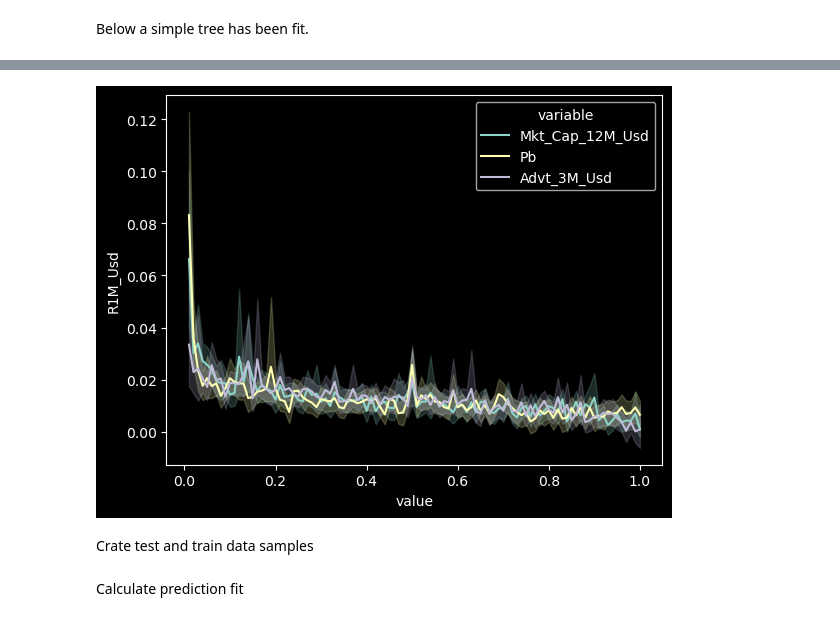
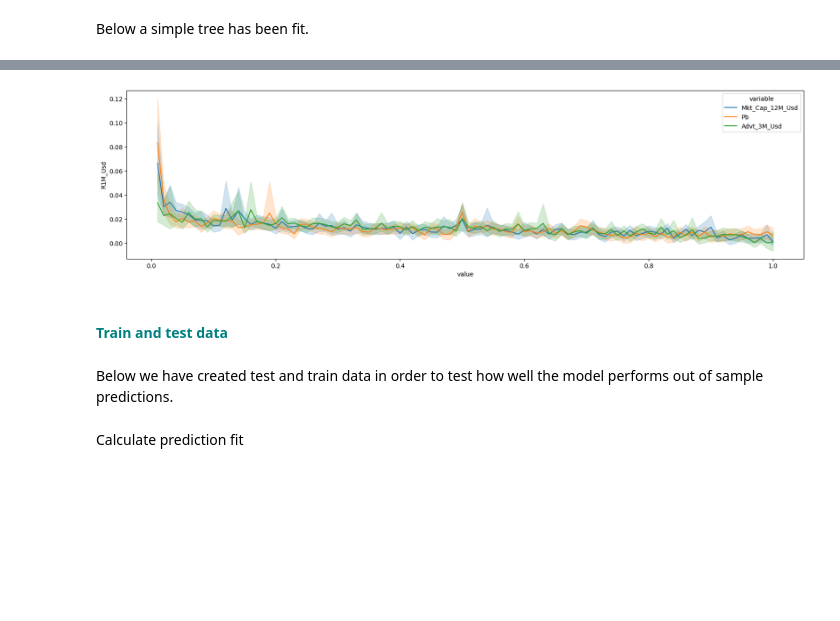
Before and after one commit to albertschroder/bachelor_notes, a Jupyter notebook: ml_factor_notes/part_2/tree_based_methods.ipynb, the cells around one changed output, grey strips where cells are left out. Cells and saved outputs as stored; diff of their text form; code cells hidden in the pictures; blank space fills up the shorter version.

```diff
--- a/ml_factor_notes/part_2/tree_based_methods.ipynb
+++ b/ml_factor_notes/part_2/tree_based_methods.ipynb
@@ -17,8 +17,6 @@ from sklearn import tree
 from sklearn.ensemble import RandomForestRegressor
 from sklearn.ensemble import RandomForestClassifier
 from sklearn.metrics import mean_squared_error
-
-plt.style.use('dark_background')
 # %% [markdown]
 ## <span style='color:#008080'> Data preparation  </span>
 # %% [markdown]
@@ -177,10 +192,13 @@ Below is conditional smoothing function of selected features
 # %%
 unpivoted_data_ml = pd.melt(data_ml[['R1M_Usd','Mkt_Cap_12M_Usd','Pb','Advt_3M_Usd']], id_vars='R1M_Usd') # selecting and putting in vector
+fig, ax = plt.subplots(figsize=(20, 5))
 sns.lineplot(data = unpivoted_data_ml, y='R1M_Usd', x='value', hue='variable'); # Plot from seaborn
 # %% [output]
-[figure, old version]
+[figure, new version]
-# %% [markdown]
-Crate test and train data samples
+# %% [markdown]
+#### <span style='color:#008080'> Train and test data  </span>
+# %% [markdown]
+Below we have created test and train data in order to test how well the model performs out of sample predictions.
 # %%
 # Define test and train data
 separation_date = "2014-01-15"
```
Also changed, not shown: parts of 5 cells of this notebook.
